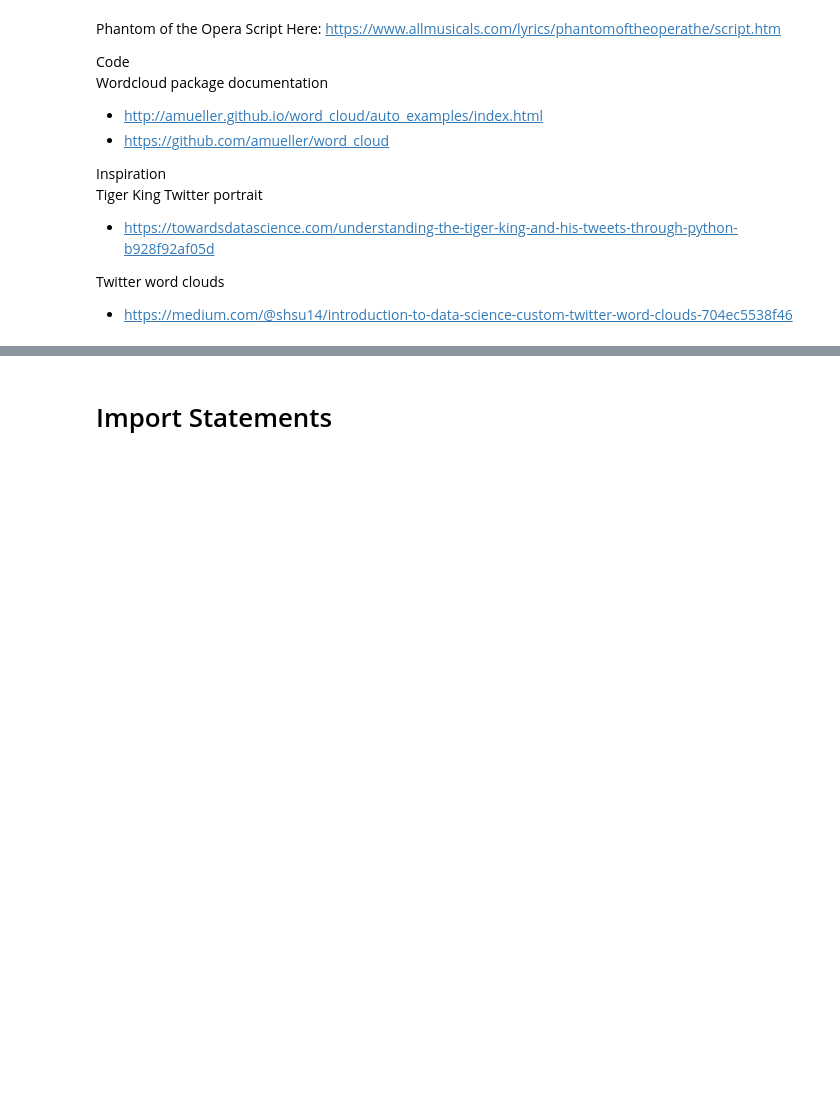
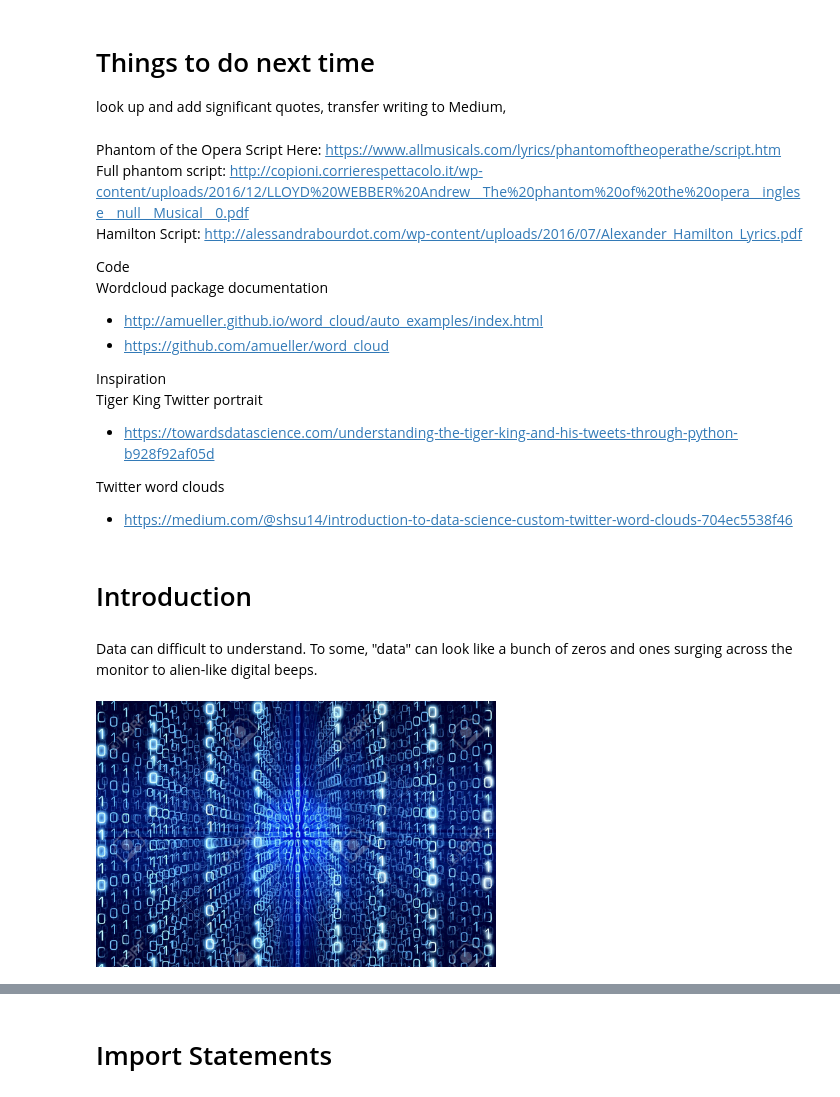
Before and after one commit to chankeith96/Side-Project-Musical-Word-Clouds, a Jupyter notebook: Movie Word Cloud.ipynb, the cells around one changed output, grey strips where cells are left out. Saved outputs shown, nothing was run; the diff lists cells and outputs as text; code cells hidden in the pictures; blank space fills up the shorter version.

```diff
--- a/Movie Word Cloud.ipynb
+++ b/Movie Word Cloud.ipynb
@@ -1,5 +1,10 @@
+# %% [markdown]
+# Things to do next time
+look up and add significant quotes, transfer writing to Medium,
 # %% [markdown]
 Phantom of the Opera Script Here: https://www.allmusicals.com/lyrics/phantomoftheoperathe/script.htm
+Full phantom script: http://copioni.corrierespettacolo.it/wp-content/uploads/2016/12/LLOYD%20WEBBER%20Andrew__The%20phantom%20of%20the%20opera__inglese__null__Musical__0.pdf
+Hamilton Script: http://alessandrabourdot.com/wp-content/uploads/2016/07/Alexander_Hamilton_Lyrics.pdf
 
 Code
 Wordcloud package documentation
@@ -12,4 +17,14 @@ Tiger King Twitter portrait
 
 Twitter word clouds
 - https://medium.com/@shsu14/introduction-to-data-science-custom-twitter-word-clouds-704ec5538f46
+# %% [markdown]
+# Introduction
+# %% [markdown]
+Data can difficult to understand. To some, "data" can look like a bunch of zeros and ones surging across the monitor to alien-like digital beeps.
+# %%
+#Import library
+from IPython.display import Image
+Image(filename = "matrix.jpg", width = 400, height = 300)
+# %% [output]
+[figure, added]
 # %% [markdown]
```
Also changed, not shown: parts of 36 cells of this notebook, 1 other file.
